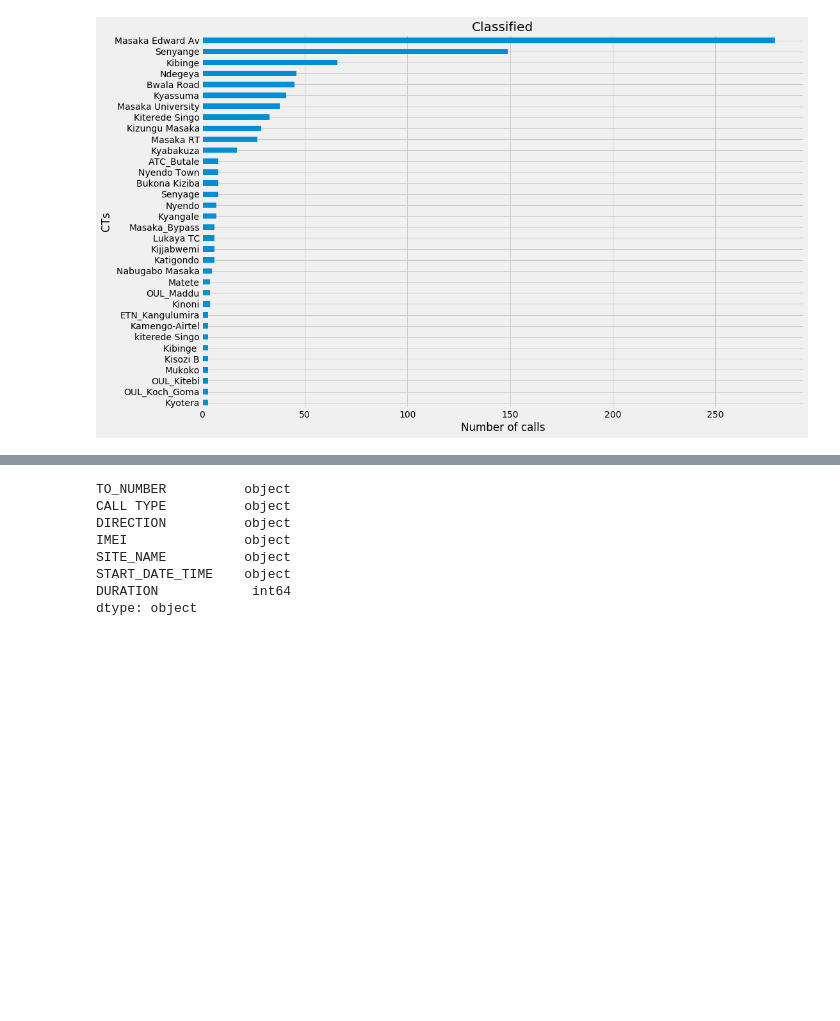
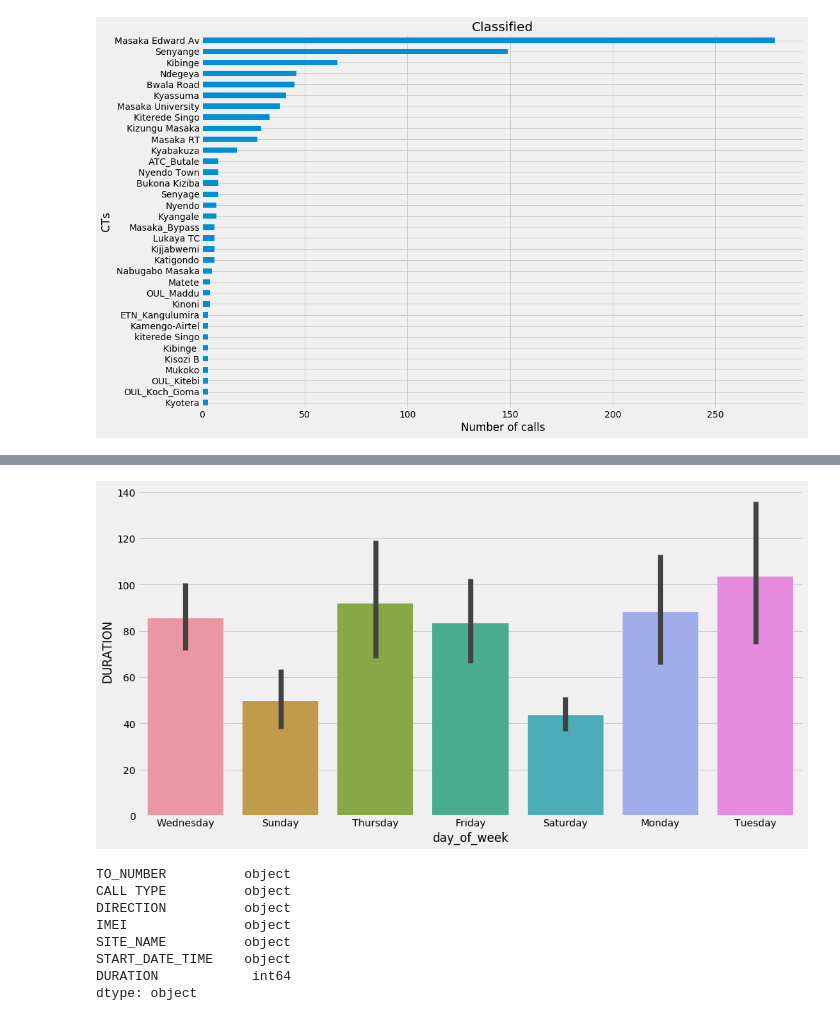
Before and after one commit to nassersaazi/ml_models, a Jupyter notebook: airtel.ipynb, the cells around one changed output, grey strips where cells are left out. Drawn from its saved outputs; the diff is of its cells as text; code cells hidden in the pictures; blank space fills up the shorter version.

```diff
--- a/airtel.ipynb
+++ b/airtel.ipynb
@@ -91,3 +162,8 @@ KeyError: '2019-06'
+# %%
+plt.figure(figsize=(15,8))
+sns.barplot(x="day_of_week", y="DURATION", data=gility);
+# %% [output]
+[figure, added]
 # %%
 print(airtel.dtypes)
 #airtel["START_DATE_TIME"] = airtel["START_DATE_TIME"].replace('/', '-')
```
Also changed, not shown: parts of 8 cells of this notebook, 2 other files.
